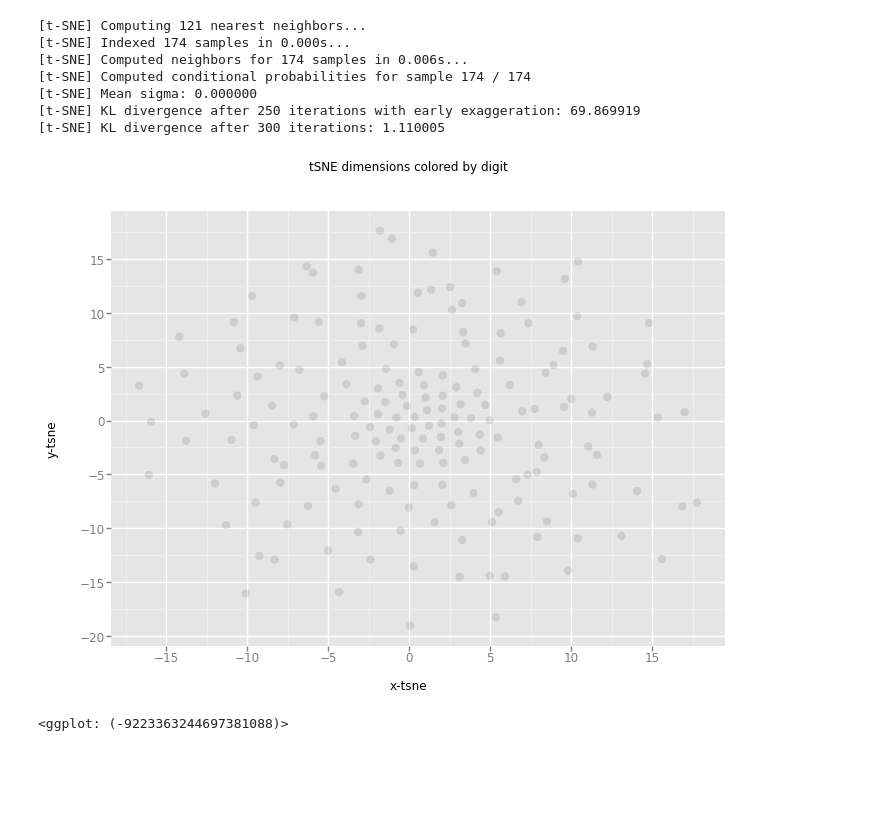
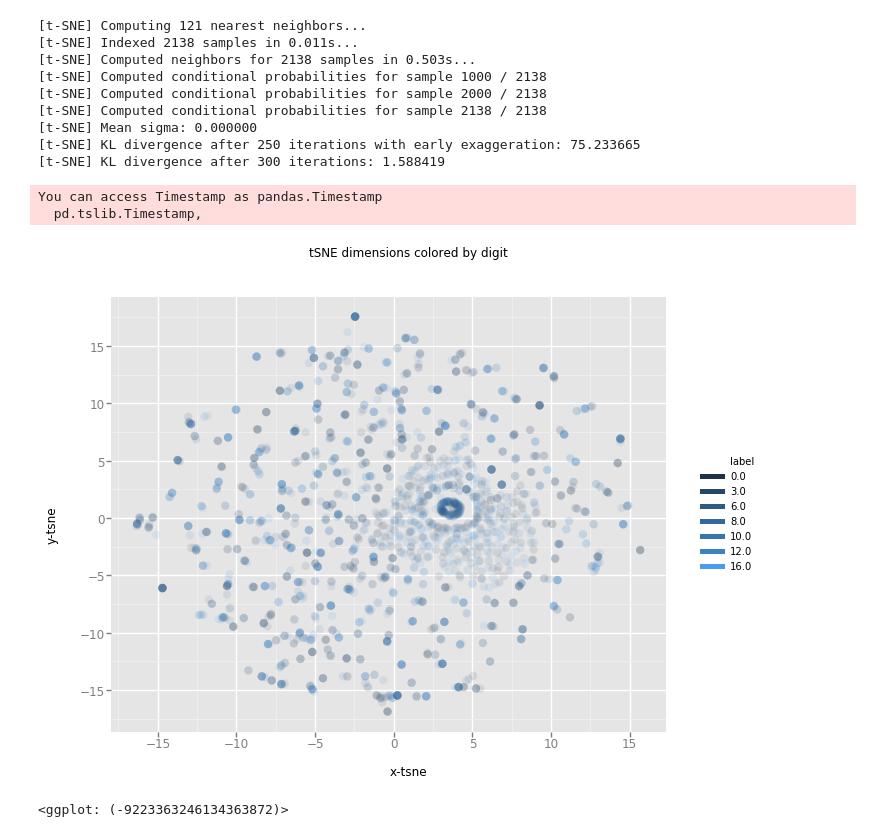
Before and after one commit to viniciusd-avila/phylogenetic-analysis, a Jupyter notebook: t-SNE.ipynb, the cells around one changed output. Drawn from its saved outputs; the diff is of its cells as text; code cells hidden in the pictures; blank space fills up the shorter version.

Commit message:
concat species frags

```diff
--- a/t-SNE.ipynb
+++ b/t-SNE.ipynb
@@ -5,37 +6,49 @@ from Bio.Seq import Seq
 import bioinfo
 # %%
 df = bioinfo.gen_df("./data/TRIM5ALPHA_complete_PopSet")
-# %%
-b = bioinfo.gen_df2(df['Species'][2],df['Sequence'][2],3)
+# %%
+df_total = pd.DataFrame()
+
+for i in range(17):
+    b = bioinfo.gen_df2(df['Species'][i],df['Sequence'][i],3)
+    y = np.empty(len(b.index))
+    y[:] = i
+    b['label'] = y
+    b.reset_index(drop=True, inplace=True)
+    df_total.reset_index(drop=True, inplace=True)
+    df_total = pd.concat([b, df_total], axis=0)
 # %%
 from sklearn.manifold import TSNE
-import numpy as np
 
-feat_cols = b.loc[:, b.columns != 'Fragment'].columns
+feat_cols = list(filter(lambda col: col != 'Fragment' and col != 'label',df_total.columns))
 
-rndperm = np.random.permutation(b.shape[0])
-n_sne = 7000
+rndperm = np.random.permutation(2816)
+n_sne = 2000
 tsne = TSNE(n_components=2, verbose=1, perplexity=40, n_iter=300)
-tsne_results = tsne.fit_transform(b.loc[:, b.columns != 'Fragment'].loc[rndperm[:n_sne],b.loc[:, b.columns != 'Fragment'].columns].values)
+tsne_results = tsne.fit_transform(df_total.loc[rndperm[:n_sne],feat_cols].values)
 # %% [output]
 [t-SNE] Computing 121 nearest neighbors...
-[t-SNE] Indexed 174 samples in 0.000s...
-[t-SNE] Computed neighbors for 174 samples in 0.006s...
-[t-SNE] Computed conditional probabilities for sample 174 / 174
+[t-SNE] Indexed 2138 samples in 0.011s...
+[t-SNE] Computed neighbors for 2138 samples in 0.503s...
+[t-SNE] Computed conditional probabilities for sample 1000 / 2138
+[t-SNE] Computed conditional probabilities for sample 2000 / 2138
+[t-SNE] Computed conditional probabilities for sample 2138 / 2138
 [t-SNE] Mean sigma: 0.000000
-[t-SNE] KL divergence after 250 iterations with early exaggeration: 69.869919
-[t-SNE] KL divergence after 300 iterations: 1.110005
+[t-SNE] KL divergence after 250 iterations with early exaggeration: 75.233665
+[t-SNE] KL divergence after 300 iterations: 1.588419
 # %%
 from ggplot import *
 
-df_tsne = b.loc[rndperm[:n_sne],:].copy()
+df_tsne = df_total.loc[rndperm[:n_sne],:].copy()
 df_tsne['x-tsne'] = tsne_results[:,0]
 df_tsne['y-tsne'] = tsne_results[:,1]
 
-chart = ggplot( df_tsne, aes(x='x-tsne', y='y-tsne') ) \
+chart = ggplot( df_tsne, aes(x='x-tsne', y='y-tsne', color='label') ) \
         + geom_point(size=70,alpha=0.1) \
         + ggtitle("tSNE dimensions colored by digit")
 chart
 # %% [output]
+You can access Timestamp as pandas.Timestamp
+  pd.tslib.Timestamp,
-[figure, old version]
+[figure, new version]
-<ggplot: (-9223363244697381088)>
+<ggplot: (-9223363246134363872)>
```
Also changed, not shown: parts of 1 cell of this notebook.
